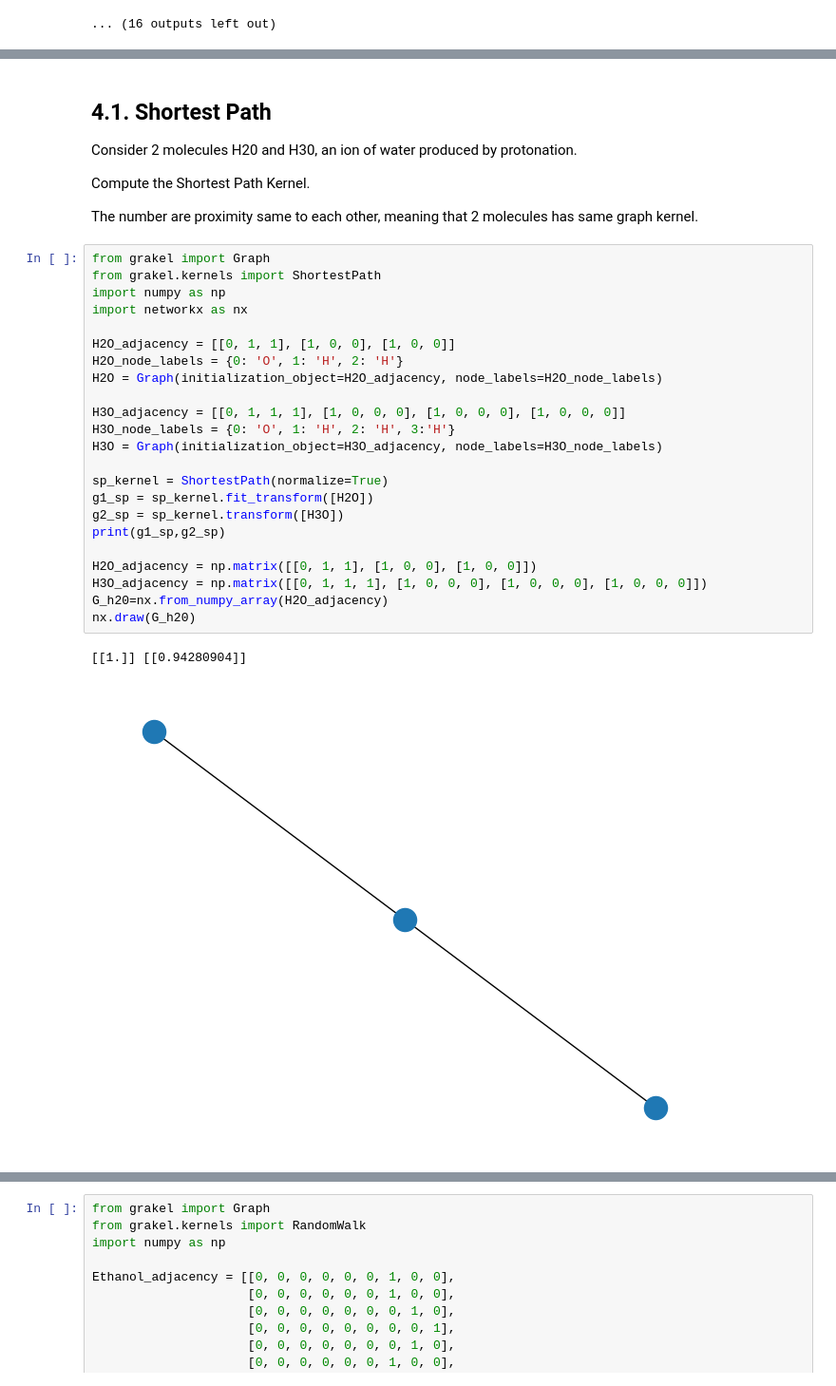
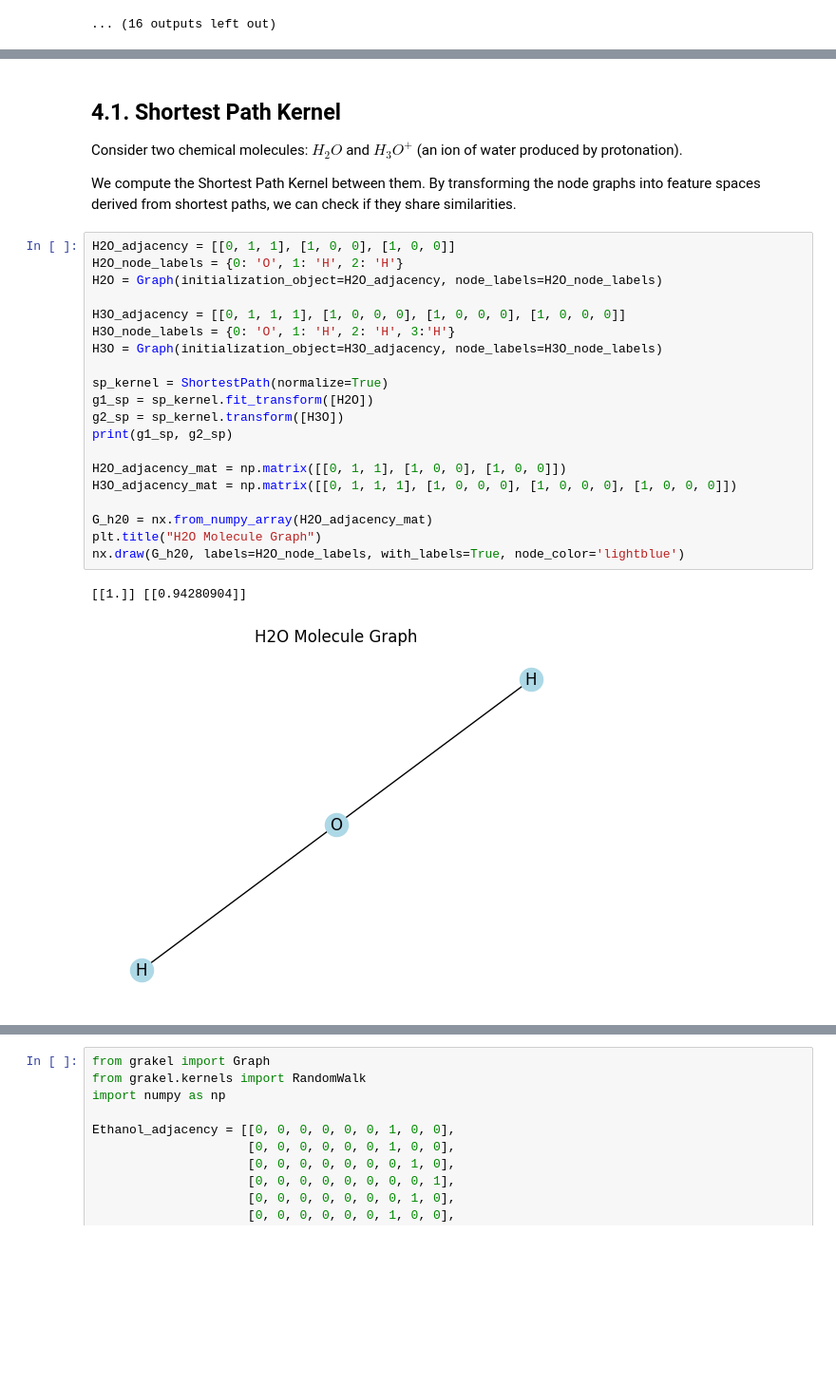
Before and after one commit to NSLab-CUK/Graph-Mining-Spring-2026, a Jupyter notebook: W9/Sample_Code_9.ipynb, the cells around one changed output, grey strips where cells are left out. Shown at 95% size. Drawn from its saved outputs; the diff is of its cells as text; blank space fills up the shorter version.

```diff
--- a/W9/Sample_Code_9.ipynb
+++ b/W9/Sample_Code_9.ipynb
@@ -258,35 +284,30 @@ for sub_nodes in itertools.combinations(g.nodes(),len(target.nodes())):
 # %% [markdown]
-## 4.1. Shortest Path
+## 4.1. Shortest Path Kernel
 
-Consider 2 molecules H20 and H30, an ion of water produced by protonation.
+Consider two chemical molecules: $H_2O$ and $H_3O^+$ (an ion of water produced by protonation).
 
-Compute the Shortest Path Kernel.
-
-The number are proximity same to each other, meaning that 2 molecules has same graph kernel.
+We compute the Shortest Path Kernel between them. By transforming the node graphs into feature spaces derived from shortest paths, we can check if they share similarities.
 # %%
-from grakel import Graph
-from grakel.kernels import ShortestPath
-import numpy as np
-import networkx as nx
-
 H2O_adjacency = [[0, 1, 1], [1, 0, 0], [1, 0, 0]]
 H2O_node_labels = {0: 'O', 1: 'H', 2: 'H'}
 H2O = Graph(initialization_object=H2O_adjacency, node_labels=H2O_node_labels)
 
 H3O_adjacency = [[0, 1, 1, 1], [1, 0, 0, 0], [1, 0, 0, 0], [1, 0, 0, 0]]
 H3O_node_labels = {0: 'O', 1: 'H', 2: 'H', 3:'H'}
 H3O = Graph(initialization_object=H3O_adjacency, node_labels=H3O_node_labels)
 
 sp_kernel = ShortestPath(normalize=True)
 g1_sp = sp_kernel.fit_transform([H2O])
 g2_sp = sp_kernel.transform([H3O])
-print(g1_sp,g2_sp)
+print(g1_sp, g2_sp)
 
-H2O_adjacency = np.matrix([[0, 1, 1], [1, 0, 0], [1, 0, 0]])
-H3O_adjacency = np.matrix([[0, 1, 1, 1], [1, 0, 0, 0], [1, 0, 0, 0], [1, 0, 0, 0]])
-G_h20=nx.from_numpy_array(H2O_adjacency)
-nx.draw(G_h20)
+H2O_adjacency_mat = np.matrix([[0, 1, 1], [1, 0, 0], [1, 0, 0]])
+H3O_adjacency_mat = np.matrix([[0, 1, 1, 1], [1, 0, 0, 0], [1, 0, 0, 0], [1, 0, 0, 0]])
+
+G_h20 = nx.from_numpy_array(H2O_adjacency_mat)
+plt.title("H2O Molecule Graph")
+nx.draw(G_h20, labels=H2O_node_labels, with_labels=True, node_color='lightblue')
 # %% [output]
 [[1.]] [[0.94280904]]
-[figure, old version]
+[figure, new version]
 # %%
```
Also changed, not shown: parts of 25 cells of this notebook.
